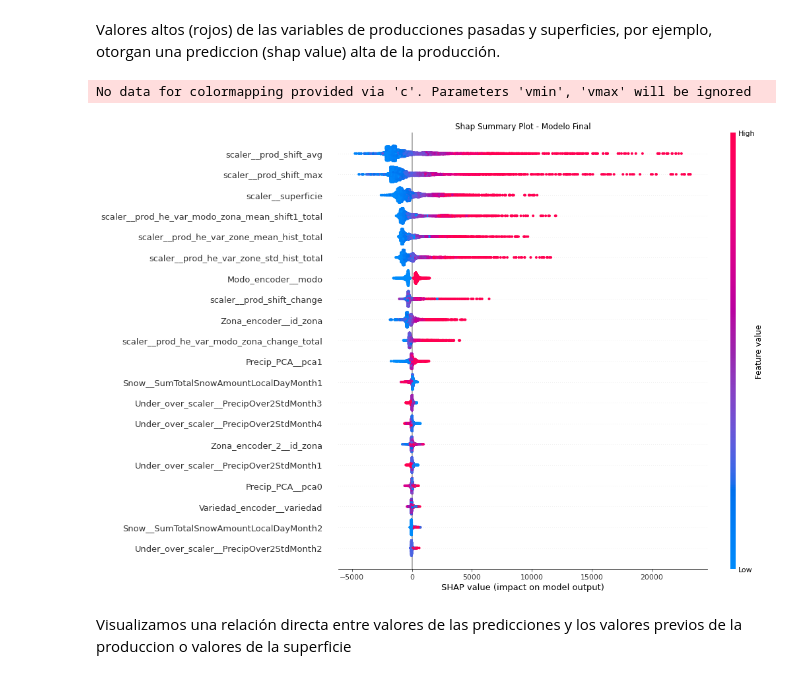
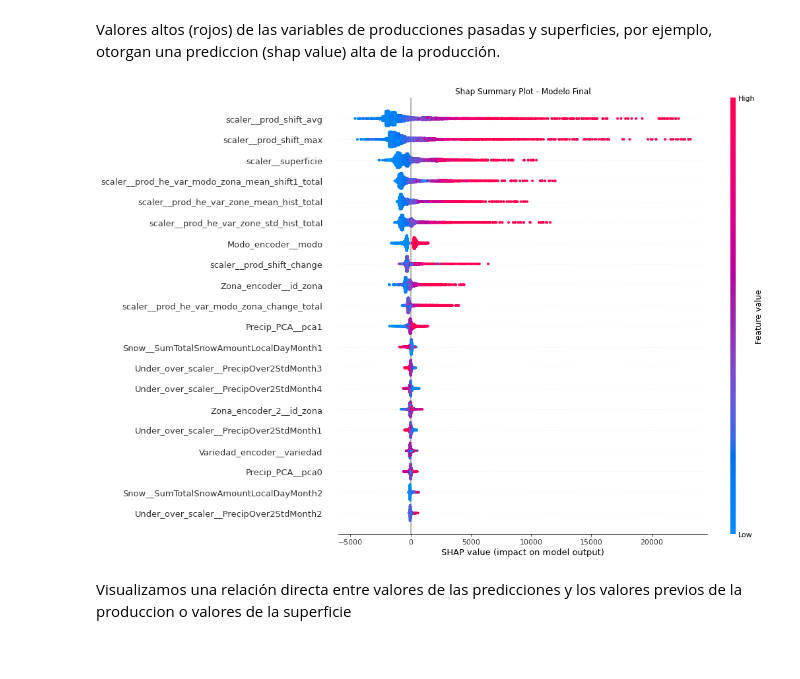
Before and after one commit to vitostamatti/datathon-cajamar-malbecs, a Jupyter notebook: notebooks/02-Prediccion-Malbecs-Nacional.ipynb, the cells around one changed output. Drawn from its saved outputs; the diff is of its cells as text; code cells hidden in the pictures.

```diff
--- a/notebooks/02-Prediccion-Malbecs-Nacional.ipynb
+++ b/notebooks/02-Prediccion-Malbecs-Nacional.ipynb
@@ -614,17 +614,16 @@ Creamos shap values y los guardamos para no correr el codigo nuevamente
 # %% [markdown]
 Leemos shap values previamente construidos y guardados
 # %%
-shap_values = mm.load_trained_model('../data/models/shap_values.pickle')
+shap_values_read = mm.load_trained_model('../data/models/shap_values.pickle')
 # %% [markdown]
 Valores altos (rojos) de las variables de producciones pasadas y superficies, por ejemplo, otorgan una prediccion (shap value) alta de la producción.
 # %%
 plt.figure(facecolor="white")
-shap.summary_plot(shap_values, x_sample_trans, plot_size=[15,10], show = False)
+shap.summary_plot(shap_values_read, x_sample_trans, plot_size=[15,10], show = False)
 plt.title("Shap Summary Plot - Modelo Final")
 plt.show()
 # %% [output]
-No data for colormapping provided via 'c'. Parameters 'vmin', 'vmax' will be ignored
-[figure, old version]
+[figure, new version]
 # %% [markdown]
 Visualizamos una relación directa entre valores de las predicciones y los valores previos de la produccion o valores de la superficie
 # %%
```
Also changed, not shown: parts of 51 cells of this notebook, 3 other files.
